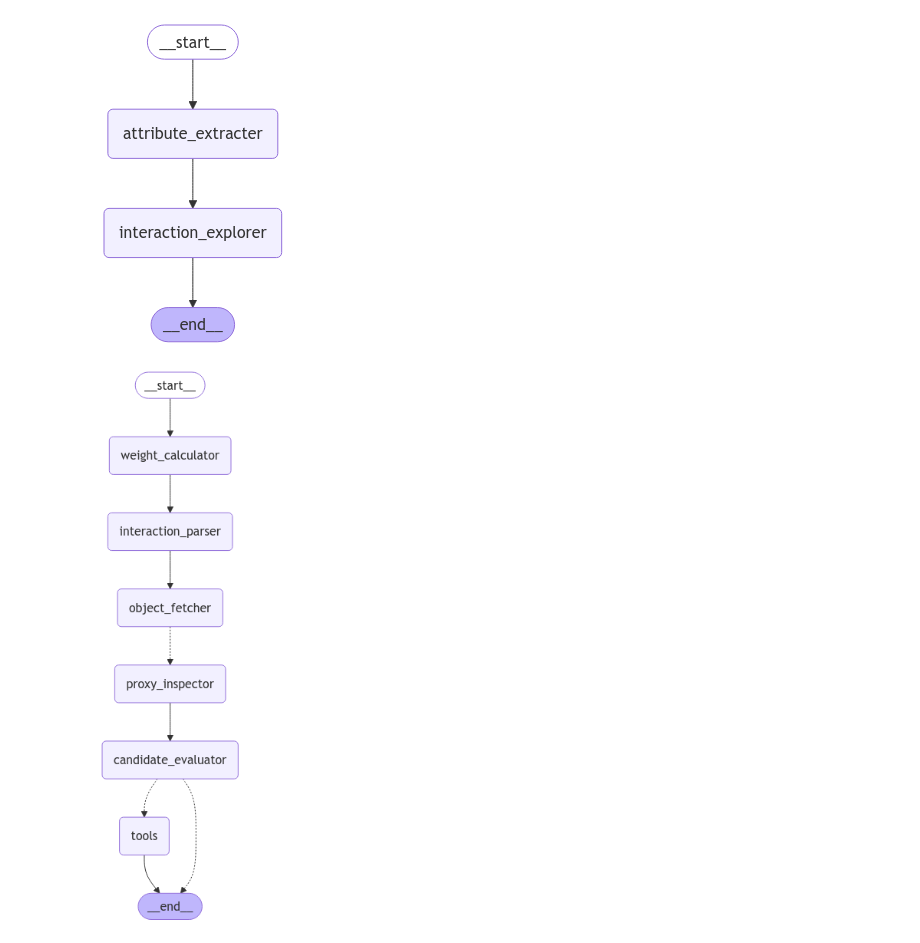
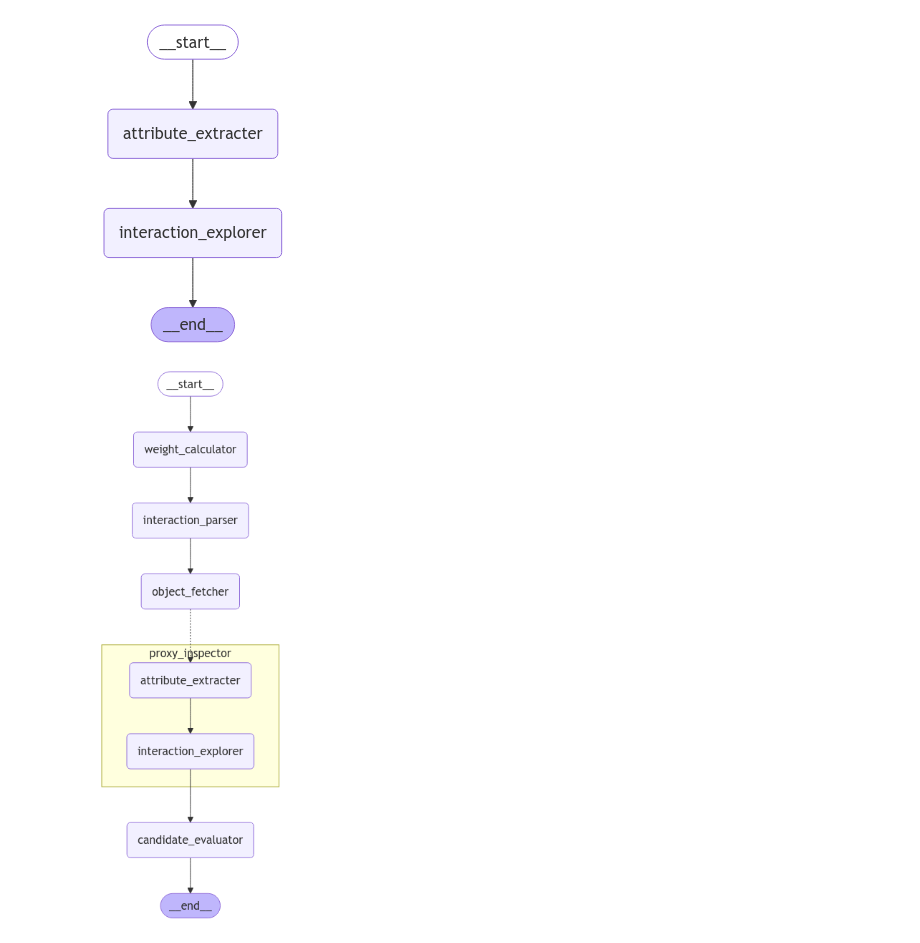
Before and after one commit to aaronghc/ProxyPicker, a Jupyter notebook: proxypicker/picker.ipynb, the cells around one changed output. Saved outputs shown, nothing was run; the diff lists cells and outputs as text; code cells hidden in the pictures.

```diff
--- a/proxypicker/picker.ipynb
+++ b/proxypicker/picker.ipynb
@@ -33,7 +36,7 @@ def _set_env(var: str):
 
 _set_env("OPENAI_API_KEY")
 # %%
-proxy_picker_llm = ChatOpenAI(model="gpt-4o-mini", temperature=0.1, base_url="https://reverse.onechats.top/v1")
+proxy_picker_llm = ChatOpenAI(model="gpt-4o-2024-11-20", temperature=0.1, base_url="https://reverse.onechats.top/v1")
 # %%
 _set_env("LANGCHAIN_API_KEY")
 os.environ["LANGCHAIN_TRACING_V2"] = "true"
@@ -217,7 +231,7 @@ def interaction_parser (state: OverallState):
 
 def candidate_evaluator (state: OverallState):
     possibilities = "\n\n".join(p.evaluation for p in state["proxy_candidates_complete"])
-    prompt_system = SystemMessage(content=[candidate_evaluation_prompt.format(given_task=state["given_task"], parsed_interaction=state["prefab"].review, criteria_weights=state["weight_dict"], interaction_possibilities=possibilities)])
+    prompt_system = SystemMessage(content=[candidate_evaluation_prompt.format(given_task=state["given_task"], parsed_interaction=state["prefab"].review, interaction_possibilities=possibilities)])
     prompt_human = HumanMessage(content=[
         {
             "type": "text",
@@ -237,8 +251,16 @@ def candidate_evaluator (state: OverallState):
         }
     ])
     messages = [prompt_system, prompt_human]
-    response = proxy_picker_llm.with_structured_output(TopCandidates).invoke(messages)
-    return {"top_candidates": response.candidates}
+    response = proxy_picker_llm.with_structured_output(EvaluatedCandidates).invoke(messages)
+    return {"evaluated_candidates": response.candidates}
+
+# def proxy_picker (state: OverallState):
+#     ratings = "\n\n".join(r.ratings for r in state["evaluated_candidates"])
+#     prompt_system = SystemMessage(content=[weighted_average_prompt.format(criteria_weights=state["weight_dict"], ratings=ratings)])
+#     prompt_human = HumanMessage(content="Please return the top 3 candidates with highest total scores. Sort them in descending order of total score.")
+#     messages = [prompt_system, prompt_human]
+#     response = proxy_picker_llm_tools.with_structured_output(TopCandidates).invoke(messages)
+#     return {"top_candidates": response.top_candidates}
 # %%
 def continue_to_attrbute(state: OverallState):
     return [Send("proxy_inspector", {"target_object": t, "given_task": state["given_task"], "prefab": state["prefab"]}) for t in state["proxies"]]
@@ -280,7 +302,7 @@ def interaction_explorer(state: InspectState):
         }
     ])
     messages = [prompt_system, prompt_human]
-    response = proxy_picker_llm_tools.with_structured_output(Proxy).invoke(messages)
+    response = proxy_picker_llm.with_structured_output(Proxy).invoke(messages)
     return {"proxy_candidates_complete": [response]}
 # %%
 builder = StateGraph(input=InspectState, output=InspectOutputState)
@@ -298,23 +320,27 @@ Image(proxy_inspector.get_graph().draw_mermaid_png())
 # %%
 graph = StateGraph(OverallState)
 graph.add_node("weight_calculator", weight_calculator)
 graph.add_node("interaction_parser", interaction_parser)
 graph.add_node("object_fetcher", object_fetcher)
 graph.add_node("proxy_inspector", proxy_inspector)
 graph.add_node("candidate_evaluator", candidate_evaluator)
-graph.add_node("tools", ToolNode(tools))
+# graph.add_node("proxy_picker", proxy_picker)
+# graph.add_node("tools", ToolNode(tools))
 
 
 graph.add_edge(START, "weight_calculator")
 graph.add_edge("weight_calculator", "interaction_parser")
 graph.add_edge("interaction_parser", "object_fetcher")
 graph.add_conditional_edges("object_fetcher", continue_to_attrbute, ["proxy_inspector"])
 graph.add_edge("proxy_inspector", "candidate_evaluator")
-graph.add_conditional_edges("candidate_evaluator", tools_condition,)
-graph.add_edge("tools", END)
+graph.add_edge("candidate_evaluator", END)
+# graph.add_edge("candidate_evaluator", "proxy_picker")
+# graph.add_conditional_edges("proxy_picker", tools_condition,)
+# graph.add_edge("tools", "proxy_picker")
 
 proxy_picker = graph.compile()
-Image(proxy_picker.get_graph().draw_mermaid_png())
+display(Image(proxy_picker.get_graph(xray=1).draw_mermaid_png()))
+# Image(proxy_picker.get_graph()(xray=1).draw_mermaid_png())
 # %% [output]
-[figure, old version]
+[figure, new version]
 # %%
```
Also changed, not shown: parts of 9 cells of this notebook.
